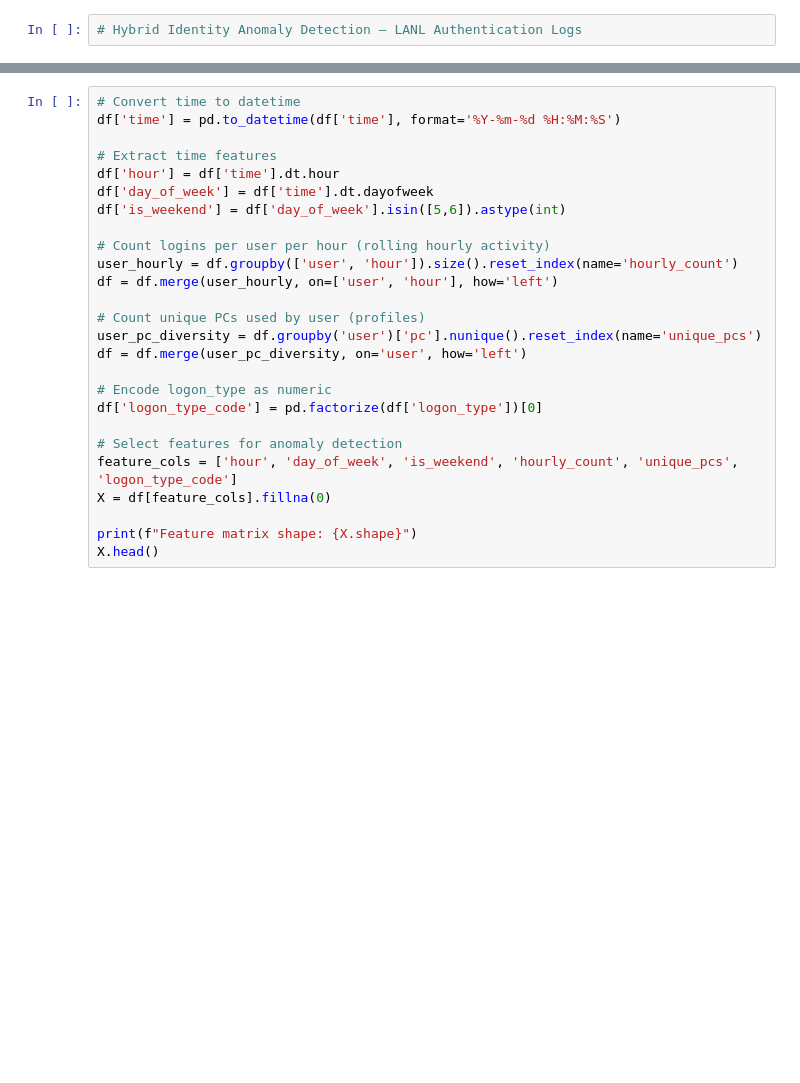
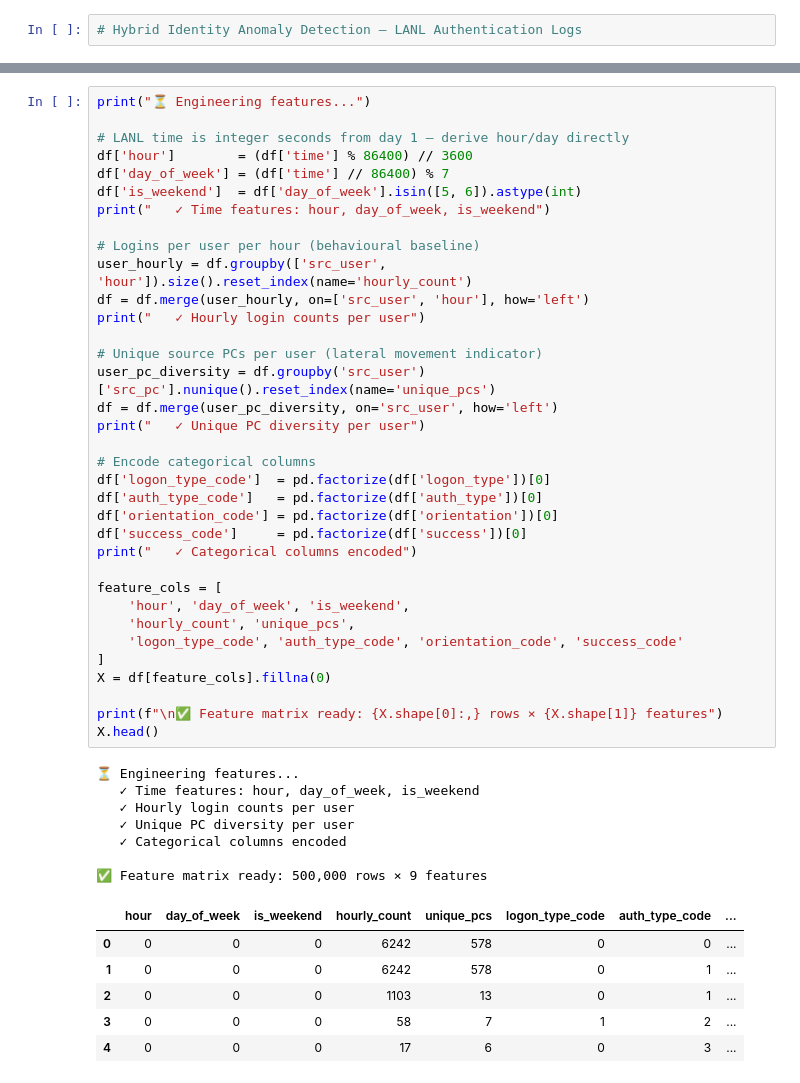
Before and after one commit to samuelgtetteh/ai-cybersecurity-portfolio, a Jupyter notebook: notebooks/03_hybrid_identity_anomaly.ipynb, the cells around one changed output, grey strips where cells are left out. Cells and saved outputs as stored; diff of their text form; blank space fills up the shorter version.

```diff
--- a/notebooks/03_hybrid_identity_anomaly.ipynb
+++ b/notebooks/03_hybrid_identity_anomaly.ipynb
@@ -33,27 +68,50 @@ df.head()
 # %%
-# Convert time to datetime
-df['time'] = pd.to_datetime(df['time'], format='%Y-%m-%d %H:%M:%S')
+print("⏳ Engineering features...")
 
-# Extract time features
-df['hour'] = df['time'].dt.hour
-df['day_of_week'] = df['time'].dt.dayofweek
-df['is_weekend'] = df['day_of_week'].isin([5,6]).astype(int)
+# LANL time is integer seconds from day 1 — derive hour/day directly
+df['hour']        = (df['time'] % 86400) // 3600
+df['day_of_week'] = (df['time'] // 86400) % 7
+df['is_weekend']  = df['day_of_week'].isin([5, 6]).astype(int)
+print("   ✓ Time features: hour, day_of_week, is_weekend")
 
-# Count logins per user per hour (rolling hourly activity)
-user_hourly = df.groupby(['user', 'hour']).size().reset_index(name='hourly_count')
-df = df.merge(user_hourly, on=['user', 'hour'], how='left')
+# Logins per user per hour (behavioural baseline)
+user_hourly = df.groupby(['src_user', 'hour']).size().reset_index(name='hourly_count')
+df = df.merge(user_hourly, on=['src_user', 'hour'], how='left')
+print("   ✓ Hourly login counts per user")
 
-# Count unique PCs used by user (profiles)
-user_pc_diversity = df.groupby('user')['pc'].nunique().reset_index(name='unique_pcs')
-df = df.merge(user_pc_diversity, on='user', how='left')
+# Unique source PCs per user (lateral movement indicator)
+user_pc_diversity = df.groupby('src_user')['src_pc'].nunique().reset_index(name='unique_pcs')
+df = df.merge(user_pc_diversity, on='src_user', how='left')
+print("   ✓ Unique PC diversity per user")
 
-# Encode logon_type as numeric
-df['logon_type_code'] = pd.factorize(df['logon_type'])[0]
+# Encode categorical columns
+df['logon_type_code']  = pd.factorize(df['logon_type'])[0]
+df['auth_type_code']   = pd.factorize(df['auth_type'])[0]
+df['orientation_code'] = pd.factorize(df['orientation'])[0]
+df['success_code']     = pd.factorize(df['success'])[0]
+print("   ✓ Categorical columns encoded")
 
-# Select features for anomaly detection
-feature_cols = ['hour', 'day_of_week', 'is_weekend', 'hourly_count', 'unique_pcs', 'logon_type_code']
+feature_cols = [
+    'hour', 'day_of_week', 'is_weekend',
+    'hourly_count', 'unique_pcs',
+    'logon_type_code', 'auth_type_code', 'orientation_code', 'success_code'
+]
 X = df[feature_cols].fillna(0)
 
-print(f"Feature matrix shape: {X.shape}")
+print(f"\n✅ Feature matrix ready: {X.shape[0]:,} rows × {X.shape[1]} features")
 X.head()
+# %% [output]
+⏳ Engineering features...
+   ✓ Time features: hour, day_of_week, is_weekend
+   ✓ Hourly login counts per user
+   ✓ Unique PC diversity per user
+   ✓ Categorical columns encoded
+
+✅ Feature matrix ready: 500,000 rows × 9 features
+|  | hour | day_of_week | is_weekend | hourly_count | unique_pcs | logon_type_code | auth_type_code | ... |
+| 0 | 0 | 0 | 0 | 6242 | 578 | 0 | 0 | ... |
+| 1 | 0 | 0 | 0 | 6242 | 578 | 0 | 1 | ... |
+| 2 | 0 | 0 | 0 | 1103 | 13 | 0 | 1 | ... |
+| 3 | 0 | 0 | 0 | 58 | 7 | 1 | 2 | ... |
+| 4 | 0 | 0 | 0 | 17 | 6 | 0 | 3 | ... |
 # %%
```
Also changed, not shown: parts of 7 cells of this notebook, 6 other files.
